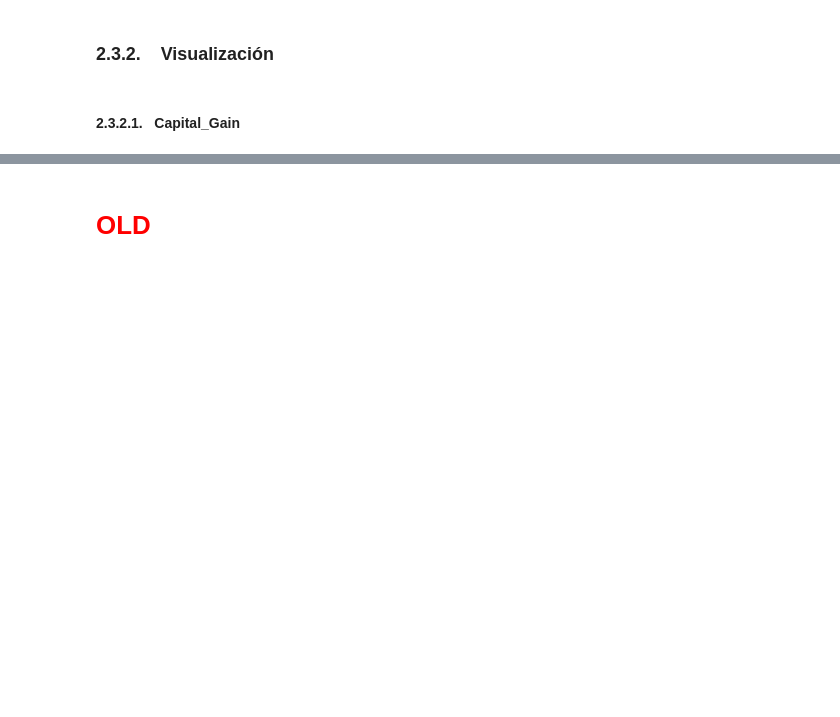
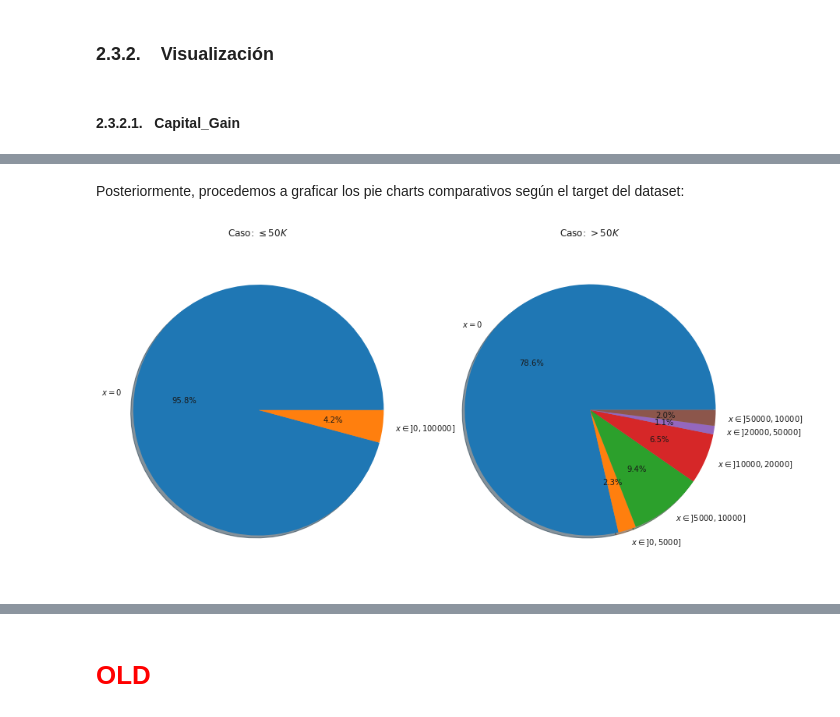
Before and after one commit to avberrio/Tarea1_AID, a Jupyter notebook: Tarea1.ipynb, the cells around one changed output, grey strips where cells are left out. Saved outputs shown, nothing was run; the diff lists cells and outputs as text; code cells hidden in the pictures; blank space fills up the shorter version.

```diff
--- a/Tarea1.ipynb
+++ b/Tarea1.ipynb
@@ -515,0 +530,34 @@ Finalmente, realizamos el cuadro resumen que compara la variable numérica *Educ
+# %% [markdown]
+Posteriormente, procedemos a graficar los pie charts comparativos según el target del dataset:
+# %%
+plt.figure(figsize=(14, 8))
+
+plt.subplot(1, 2, 1)
+labels = ('$x = 0$', '$x \in ]0, 100000]$')
+sizes = [
+    lower_than_50K_df[lower_than_50K_df['Capital_Gain'] == 0]['Capital_Gain'].count(),
+    lower_than_50K_df[(lower_than_50K_df['Capital_Gain'] > 0) & (lower_than_50K_df['Capital_Gain'] <= 100000)]['Capital_Gain'].count()
+]
+plt.title('Caso: $\leq 50K$')
+plt.pie(sizes, labels=labels, autopct='%1.1f%%', shadow=True)
+plt.axis('equal')
+
+plt.subplot(1, 2, 2)
+labels = ('$x = 0$', '$x \in ]0, 5000]$', '$x \in ]5000, 10000]$', '$x \in ]10000, 20000]$',
+          '$x \in ]20000, 50000]$', '$x \in ]50000, 10000]$')
+sizes = [
+    upper_than_50K_df[upper_than_50K_df['Capital_Gain'] == 0]['Capital_Gain'].count(),
+    upper_than_50K_df[(upper_than_50K_df['Capital_Gain'] > 0) & (upper_than_50K_df['Capital_Gain'] <= 5000)]['Capital_Gain'].count(),
+    upper_than_50K_df[(upper_than_50K_df['Capital_Gain'] > 5000) & (upper_than_50K_df['Capital_Gain'] <= 10000)]['Capital_Gain'].count(),
+    upper_than_50K_df[(upper_than_50K_df['Capital_Gain'] > 10000) & (upper_than_50K_df['Capital_Gain'] <= 20000)]['Capital_Gain'].count(),
+    upper_than_50K_df[(upper_than_50K_df['Capital_Gain'] > 20000) & (upper_than_50K_df['Capital_Gain'] <= 50000)]['Capital_Gain'].count(),
+    upper_than_50K_df[(upper_than_50K_df['Capital_Gain'] > 50000) & (upper_than_50K_df['Capital_Gain'] <= 100000)]['Capital_Gain'].count()
+]
+plt.title('Caso: $>50K$')
+plt.pie(sizes, labels=labels, autopct='%1.1f%%', shadow=True)
+plt.axis('equal')
+
+
+plt.show()
+# %% [output]
+[figure, added]
```
Also changed, not shown: parts of 19 cells of this notebook.
